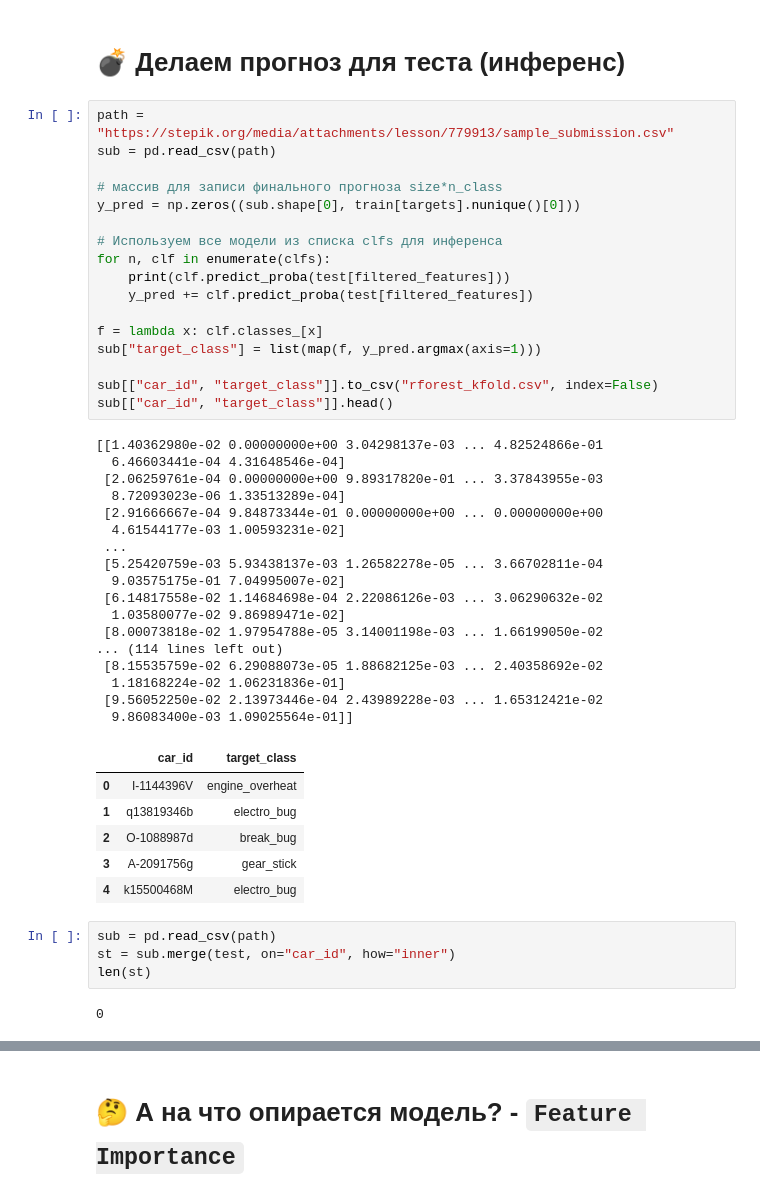
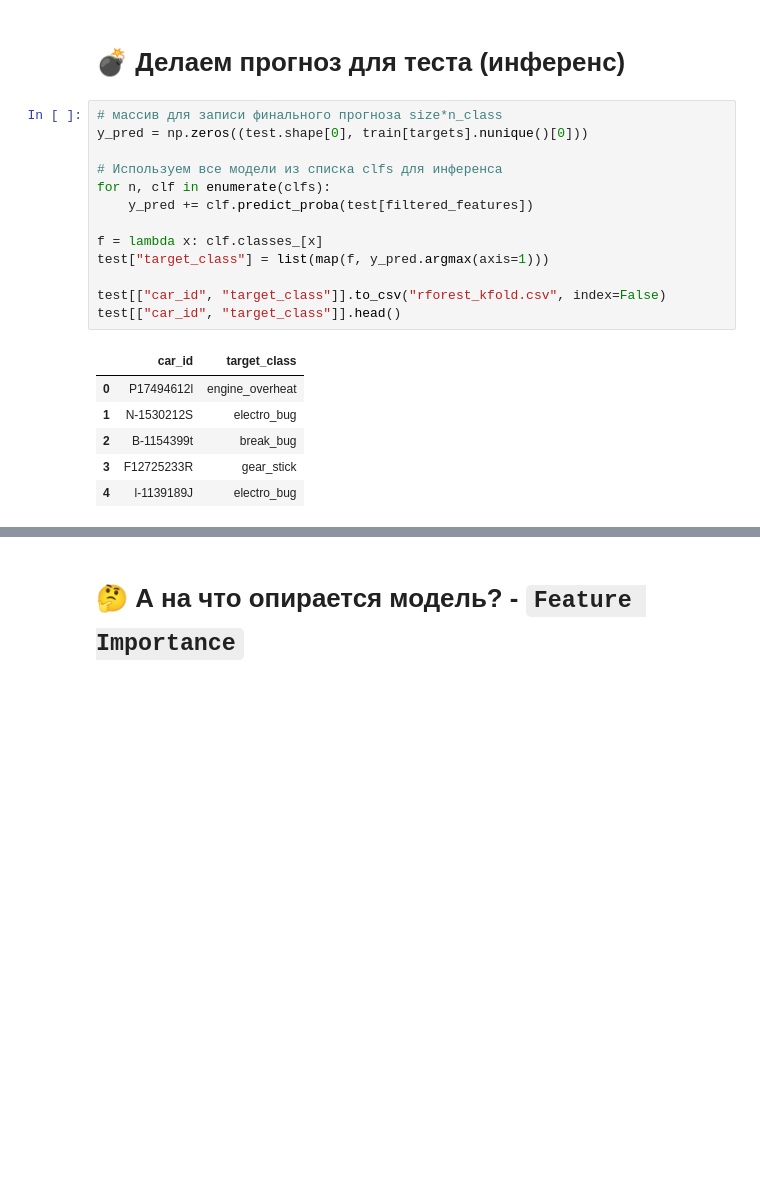
Before and after one commit to Ivanich-spb/CDScourse_tasks, a Jupyter notebook: notebooks/2.4 - Validation.ipynb, the cells around one changed output, grey strips where cells are left out. Drawn from its saved outputs; the diff is of its cells as text; blank space fills up the shorter version.

```diff
--- a/notebooks/2.4 - Validation.ipynb
+++ b/notebooks/2.4 - Validation.ipynb
@@ -258,49 +255,22 @@ mean accuracy score -- 0.801 0.02
 # %% [markdown]
 # 💣 Делаем прогноз для теста (инференс)
 # %%
-path = "https://stepik.org/media/attachments/lesson/779913/sample_submission.csv"
-sub = pd.read_csv(path)
-
 # массив для записи финального прогноза size*n_class
-y_pred = np.zeros((sub.shape[0], train[targets].nunique()[0]))
+y_pred = np.zeros((test.shape[0], train[targets].nunique()[0]))
 
 # Используем все модели из списка clfs для инференса
 for n, clf in enumerate(clfs):
-    print(clf.predict_proba(test[filtered_features]))
     y_pred += clf.predict_proba(test[filtered_features])
 
 f = lambda x: clf.classes_[x]
-sub["target_class"] = list(map(f, y_pred.argmax(axis=1)))
+test["target_class"] = list(map(f, y_pred.argmax(axis=1)))
 
-sub[["car_id", "target_class"]].to_csv("rforest_kfold.csv", index=False)
-sub[["car_id", "target_class"]].head()
+test[["car_id", "target_class"]].to_csv("rforest_kfold.csv", index=False)
+test[["car_id", "target_class"]].head()
 # %% [output]
-[[1.40362980e-02 0.00000000e+00 3.04298137e-03 ... 4.82524866e-01
-  6.46603441e-04 4.31648546e-04]
- [2.06259761e-04 0.00000000e+00 9.89317820e-01 ... 3.37843955e-03
-  8.72093023e-06 1.33513289e-04]
- [2.91666667e-04 9.84873344e-01 0.00000000e+00 ... 0.00000000e+00
-  4.61544177e-03 1.00593231e-02]
- ...
- [5.25420759e-03 5.93438137e-03 1.26582278e-05 ... 3.66702811e-04
-  9.03575175e-01 7.04995007e-02]
- [6.14817558e-02 1.14684698e-04 2.22086126e-03 ... 3.06290632e-02
-  1.03580077e-02 9.86989471e-02]
- [8.00073818e-02 1.97954788e-05 3.14001198e-03 ... 1.66199050e-02
-... (114 lines left out)
- [8.15535759e-02 6.29088073e-05 1.88682125e-03 ... 2.40358692e-02
-  1.18168224e-02 1.06231836e-01]
- [9.56052250e-02 2.13973446e-04 2.43989228e-03 ... 1.65312421e-02
-  9.86083400e-03 1.09025564e-01]]
 |  | car_id | target_class |
-| 0 | I-1144396V | engine_overheat |
-| 1 | q13819346b | electro_bug |
-| 2 | O-1088987d | break_bug |
-| 3 | A-2091756g | gear_stick |
-| 4 | k15500468M | electro_bug |
+| 0 | P17494612l | engine_overheat |
+| 1 | N-1530212S | electro_bug |
+| 2 | B-1154399t | break_bug |
+| 3 | F12725233R | gear_stick |
+| 4 | l-1139189J | electro_bug |
-# %%
-sub = pd.read_csv(path)
-st = sub.merge(test, on="car_id", how="inner")
-len(st)
-# %% [output]
-0
```
Also changed, not shown: parts of 5 cells of this notebook.
